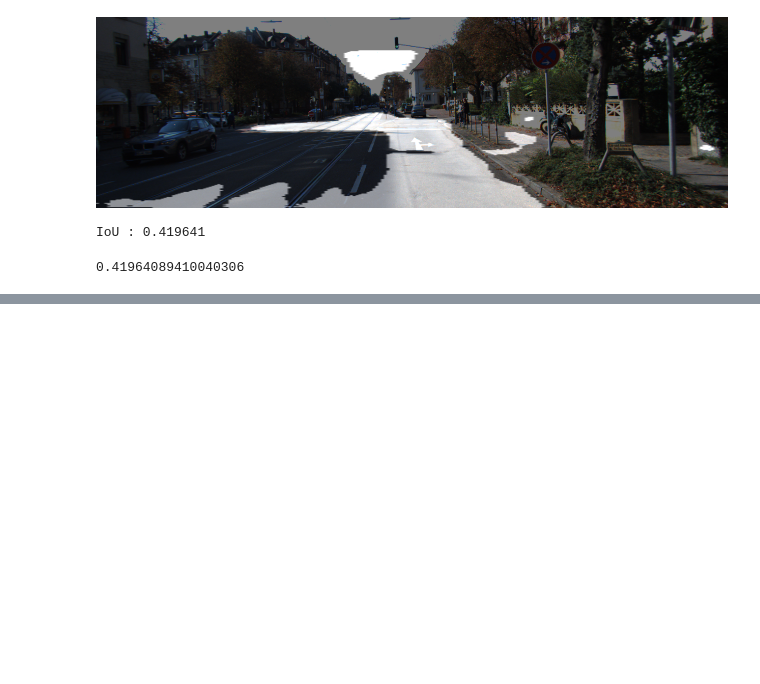
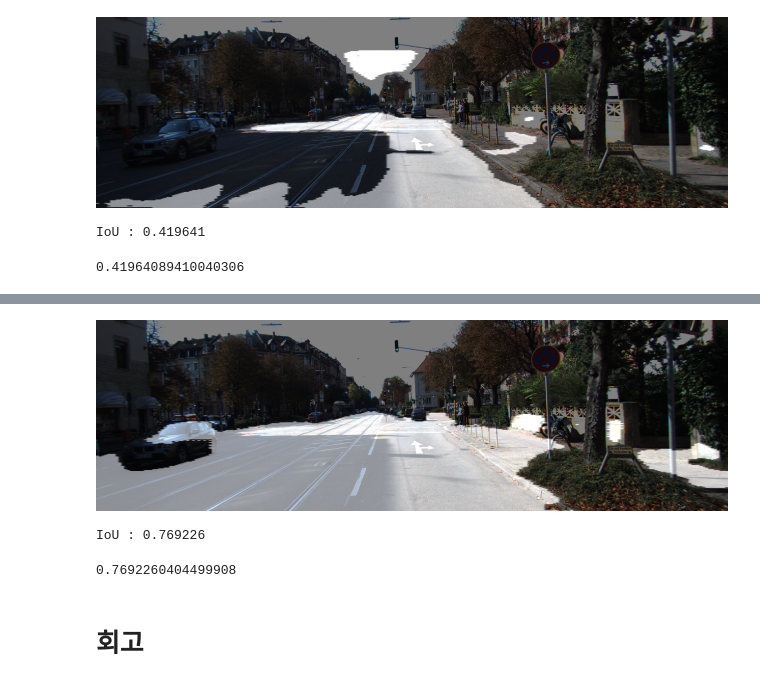
Before and after one commit to yeowoobi/Aiffel_GoingDeeper, a Jupyter notebook: CV10_Project.ipynb, the cells around one changed output, grey strips where cells are left out. Drawn from its saved outputs; the diff is of its cells as text; code cells hidden in the pictures; blank space fills up the shorter version.

Commit message:
Colaboratory를 통해 생성됨

```diff
--- a/CV10_Project.ipynb
+++ b/CV10_Project.ipynb
@@ -266,3 +260,6 @@ model = tf.keras.models.load_model(model_path)
+# %%
+model_path ='/content/drive/MyDrive/ColabData/Aiffel/GoingDeeper/semantic_segmentation/data/training/seg_model_unet.h5'
+model_unet = tf.keras.models.load_model(model_path)
 # %%
 def get_output(model, preproc, image_path, output_path):
      origin_img = imread(image_path)
@@ -323,7 +319,7 @@ def get_output(model, preproc, image_path, output_path, label_path):
 # 완성한 뒤에는 시각화한 결과를 눈으로 확인해봅시다!
 i = 1    # i값을 바꾸면 테스트용 파일이 달라집니다.
 output, prediction, target = get_output(
-     model,
+     model_unet,
      test_preproc,
      image_path=dir_path + f'/image_2/00{str(i).zfill(4)}_10.png',
      output_path=dir_path + f'./result_{str(i).zfill(3)}.png',
@@ -336,0 +623,26 @@ IoU : 0.419641
+# %%
+model_path ='/content/drive/MyDrive/ColabData/Aiffel/GoingDeeper/semantic_segmentation/seg_model_unet_pp_1.h5'
+model_unet_pp = tf.keras.models.load_model(model_path)
+# %%
+def get_output(model, preproc, image_path, output_path):
+     origin_img = imread(image_path)
+     data = {"image":origin_img}
+     processed = preproc(**data)
+     output = model(np.expand_dims(processed["image"]/255,axis=0))
+     output = (output[0].numpy()>0.5).astype(np.uint8).squeeze(-1)*255  #0.5라는 threshold를 변경하면 도로인식 결과범위가 달라집니다.
+     output = Image.fromarray(output)
+     background = Image.fromarray(origin_img).convert('RGBA')
+     output = output.resize((origin_img.shape[1], origin_img.shape[0])).convert('RGBA')
+     output = Image.blend(background, output, alpha=0.5)
+     output.show()
+     return output
+# %%
+i = 1
+get_output(
+     model_unet_pp,
+     test_preproc,
+     image_path=dir_path + f'/image_2/00{str(i).zfill(4)}_10.png',
+     output_path=dir_path + f'./result_{str(i).zfill(3)}.png'
+ )
+# %% [output]
+[figure, added]
@@ -336,0 +681,16 @@ IoU : 0.419641
+# %%
+i = 1
+output, prediction, target = get_output(
+     model_unet_pp,
+     test_preproc,
+     image_path=dir_path + f'/image_2/00{str(i).zfill(4)}_10.png',
+     output_path=dir_path + f'./result_{str(i).zfill(3)}.png',
+     label_path=dir_path + f'/semantic/00{str(i).zfill(4)}_10.png'
+ )
+
+calculate_iou_score(target, prediction)
+# %% [output]
+IoU : 0.769226
+0.7692260404499908
+# %% [markdown]
+# 회고
```
Also changed, not shown: parts of 20 cells of this notebook.
